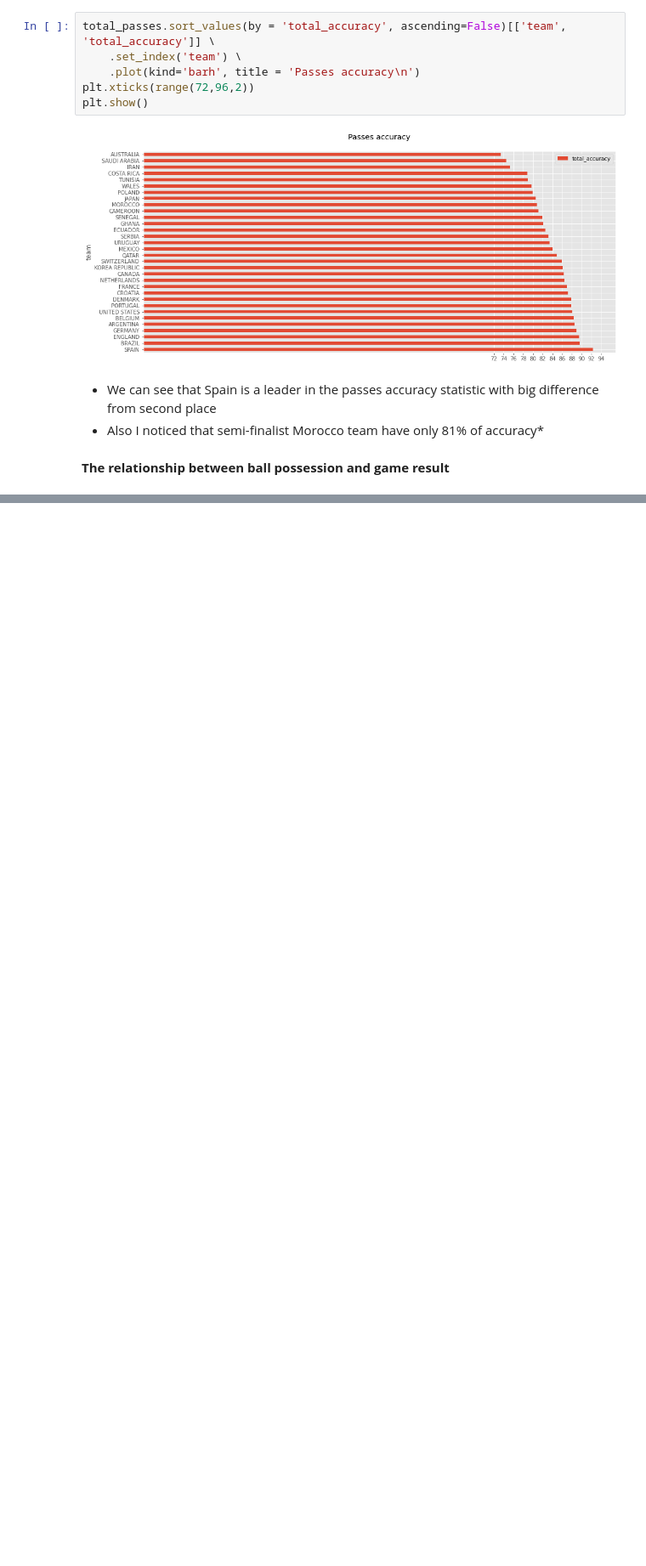
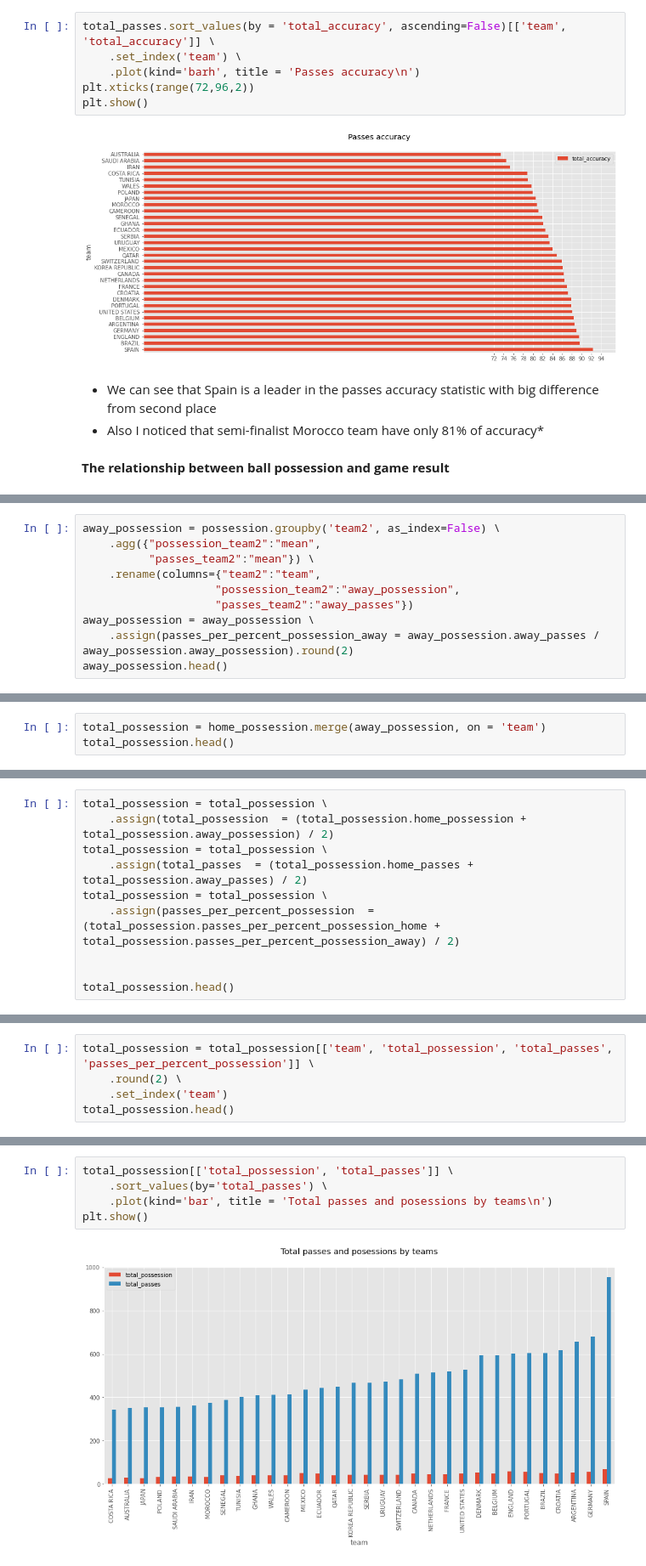
Before and after one commit to avgalkov/Kaggle-research, a Jupyter notebook: fifa-2022-world-cup-research.ipynb, the cells around one changed output, grey strips where cells are left out. Shown at 85% size. Cells and saved outputs as stored; diff of their text form; blank space fills up the shorter version.

```diff
--- a/fifa-2022-world-cup-research.ipynb
+++ b/fifa-2022-world-cup-research.ipynb
@@ -439,0 +507,10 @@ plt.show()
+# %%
+away_possession = possession.groupby('team2', as_index=False) \
+    .agg({"possession_team2":"mean",
+          "passes_team2":"mean"}) \
+    .rename(columns={"team2":"team",
+                    "possession_team2":"away_possession",
+                    "passes_team2":"away_passes"})
+away_possession = away_possession \
+    .assign(passes_per_percent_possession_away = away_possession.away_passes / away_possession.away_possession).round(2)
+away_possession.head()
@@ -439,0 +524,3 @@ plt.show()
+# %%
+total_possession = home_possession.merge(away_possession, on = 'team')
+total_possession.head()
@@ -439,0 +534,10 @@ plt.show()
+# %%
+total_possession = total_possession \
+    .assign(total_possession  = (total_possession.home_possession + total_possession.away_possession) / 2)
+total_possession = total_possession \
+    .assign(total_passes  = (total_possession.home_passes + total_possession.away_passes) / 2)
+total_possession = total_possession \
+    .assign(passes_per_percent_possession  = (total_possession.passes_per_percent_possession_home + total_possession.passes_per_percent_possession_away) / 2)
+
+
+total_possession.head()
@@ -439,0 +559,5 @@ plt.show()
+# %%
+total_possession = total_possession[['team', 'total_possession', 'total_passes', 'passes_per_percent_possession']] \
+    .round(2) \
+    .set_index('team')
+total_possession.head()
@@ -439,0 +584,7 @@ plt.show()
+# %%
+total_possession[['total_possession', 'total_passes']] \
+    .sort_values(by='total_passes') \
+    .plot(kind='bar', title = 'Total passes and posessions by teams\n')
+plt.show()
+# %% [output]
+[figure, added]
```
Also changed, not shown: parts of 21 cells of this notebook.
